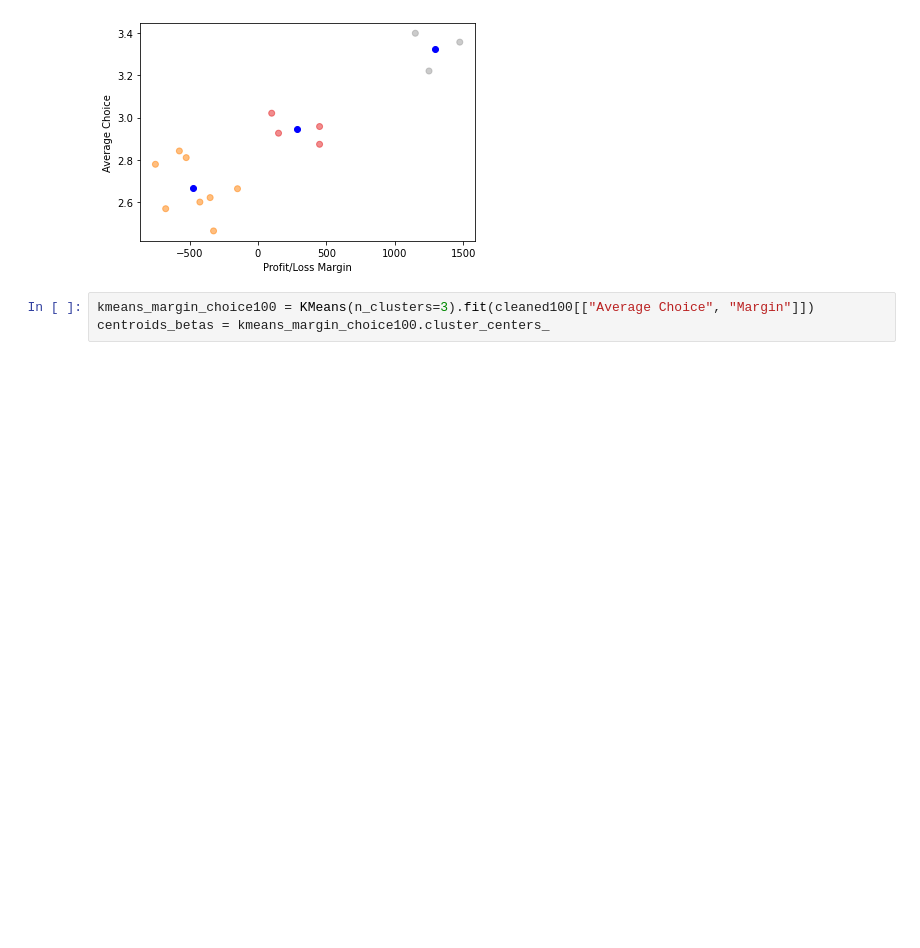
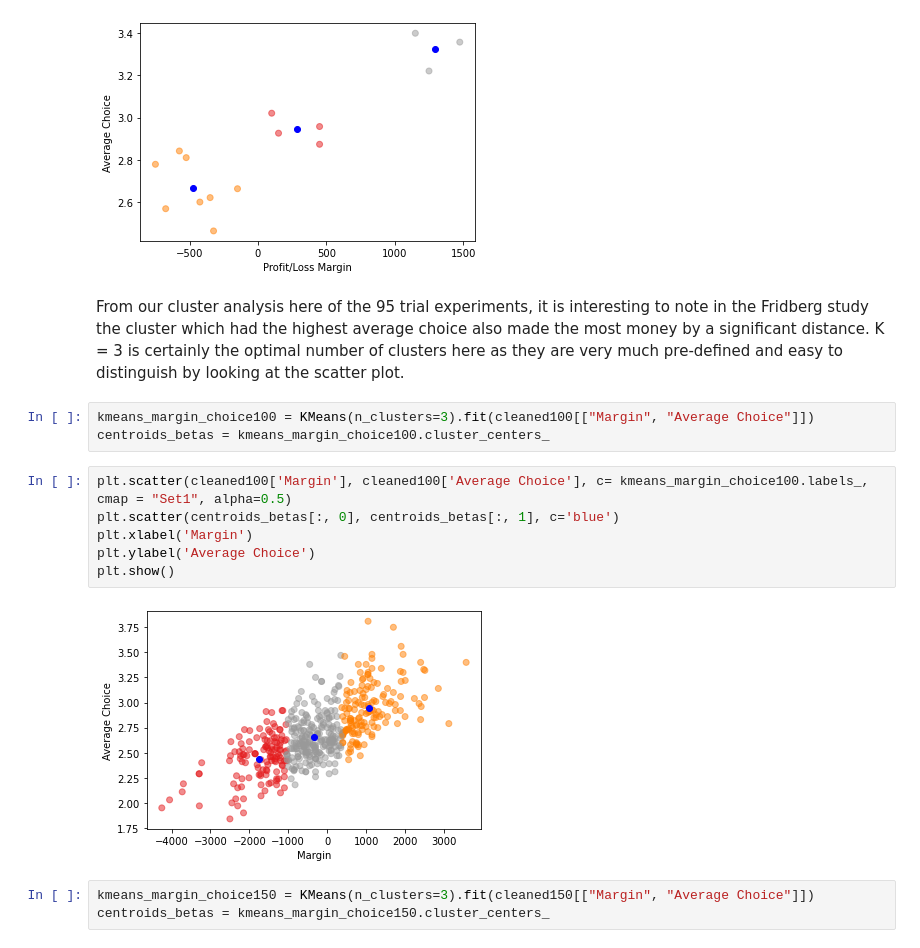
Before and after one commit to kiansweeney11/ca4015-assignment-1, a Jupyter notebook: clustering.ipynb, the cells around one changed output. Drawn from its saved outputs; the diff is of its cells as text; blank space fills up the shorter version.

```diff
--- a/clustering.ipynb
+++ b/clustering.ipynb
@@ -52,7 +52,20 @@ plt.ylabel('Average Choice')
 plt.show()
 # %% [output]
 [figure]
+# %% [markdown]
+From our cluster analysis here of the 95 trial experiments, it is interesting to note in the Fridberg study the cluster which had the highest average choice also made the most money by a significant distance. K = 3 is certainly the optimal number of clusters here as they are very much pre-defined and easy to distinguish by looking at the scatter plot.
 # %%
-kmeans_margin_choice100 = KMeans(n_clusters=3).fit(cleaned100[["Average Choice", "Margin"]])
+kmeans_margin_choice100 = KMeans(n_clusters=3).fit(cleaned100[["Margin", "Average Choice"]])
 centroids_betas = kmeans_margin_choice100.cluster_centers_
+# %%
+plt.scatter(cleaned100['Margin'], cleaned100['Average Choice'], c= kmeans_margin_choice100.labels_, cmap = "Set1", alpha=0.5)
+plt.scatter(centroids_betas[:, 0], centroids_betas[:, 1], c='blue')
+plt.xlabel('Margin')
+plt.ylabel('Average Choice')
+plt.show()
+# %% [output]
+[figure, added]
+# %%
+kmeans_margin_choice150 = KMeans(n_clusters=3).fit(cleaned150[["Margin", "Average Choice"]])
+centroids_betas = kmeans_margin_choice150.cluster_centers_
 # %%
```
Also changed, not shown: parts of 3 cells of this notebook.
